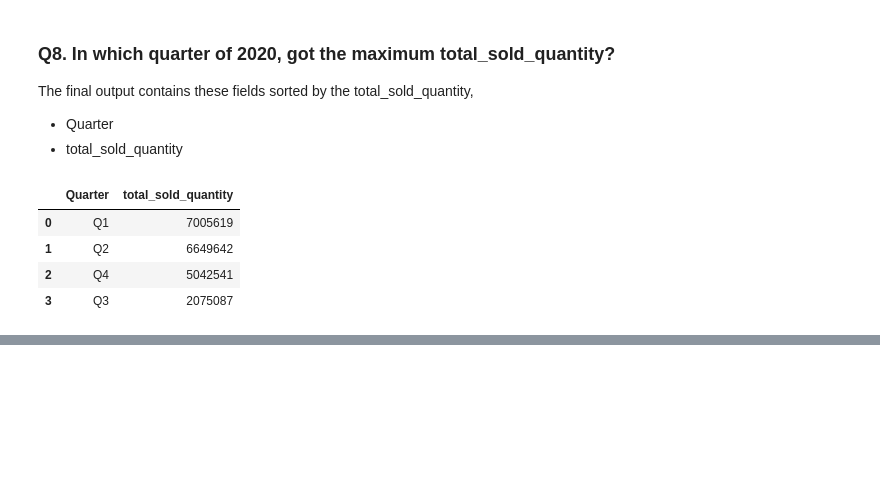
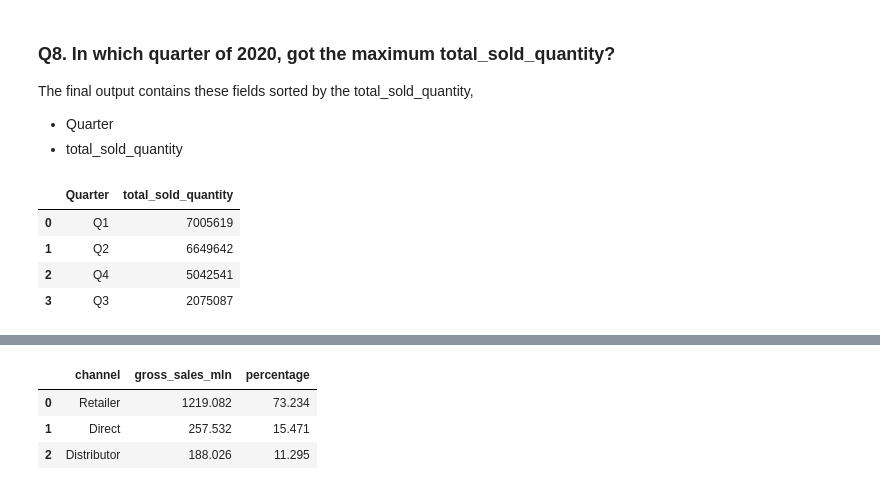
Before and after one commit to jishnukoliyadan/Atliq-Hardwares-SQL-Challenge4, a Jupyter notebook: SQL_Query.ipynb, the cells around one changed output, grey strips where cells are left out. Cells and saved outputs as stored; diff of their text form; code cells hidden in the pictures; blank space fills up the shorter version.

```diff
--- a/SQL_Query.ipynb
+++ b/SQL_Query.ipynb
@@ -251,0 +258,29 @@ pd.DataFrame(cursorObject.fetchall(), columns = cursorObject.column_names)
+# %%
+QUERY = '''
+        WITH gross_sale_table as (
+                SELECT customer_code, gross_price * sold_quantity AS gross_sales_mln FROM fact_gross_price fp
+                    JOIN fact_sales_monthly fm
+                    ON fp.product_code = fm.product_code AND fp.fiscal_year = fm.fiscal_year
+                    WHERE fp.fiscal_year = 2021),
+
+            channel_table AS (
+                SELECT channel, ROUND(SUM(gross_sales_mln / 1000000), 3) AS gross_sales_mln FROM gross_sale_table gt
+                    JOIN dim_customer dc
+                    ON gt.customer_code = dc.customer_code
+                    GROUP BY channel),
+
+            total_sum AS (
+                SELECT SUM(gross_sales_mln) as SUM_ FROM channel_table)
+
+        SELECT ct.*,
+           ROUND(ct.gross_sales_mln * 100 / ts.SUM_, 3) AS percentage
+           FROM channel_table ct, total_sum ts
+           ORDER BY percentage DESC
+        '''
+cursorObject.execute(QUERY)
+pd.DataFrame(cursorObject.fetchall(), columns = cursorObject.column_names)
+# %% [output]
+|  | channel | gross_sales_mln | percentage |
+| 0 | Retailer | 1219.082 | 73.234 |
+| 1 | Direct | 257.532 | 15.471 |
+| 2 | Distributor | 188.026 | 11.295 |
```
Also changed, not shown: parts of 4 cells of this notebook, 1 other file.
